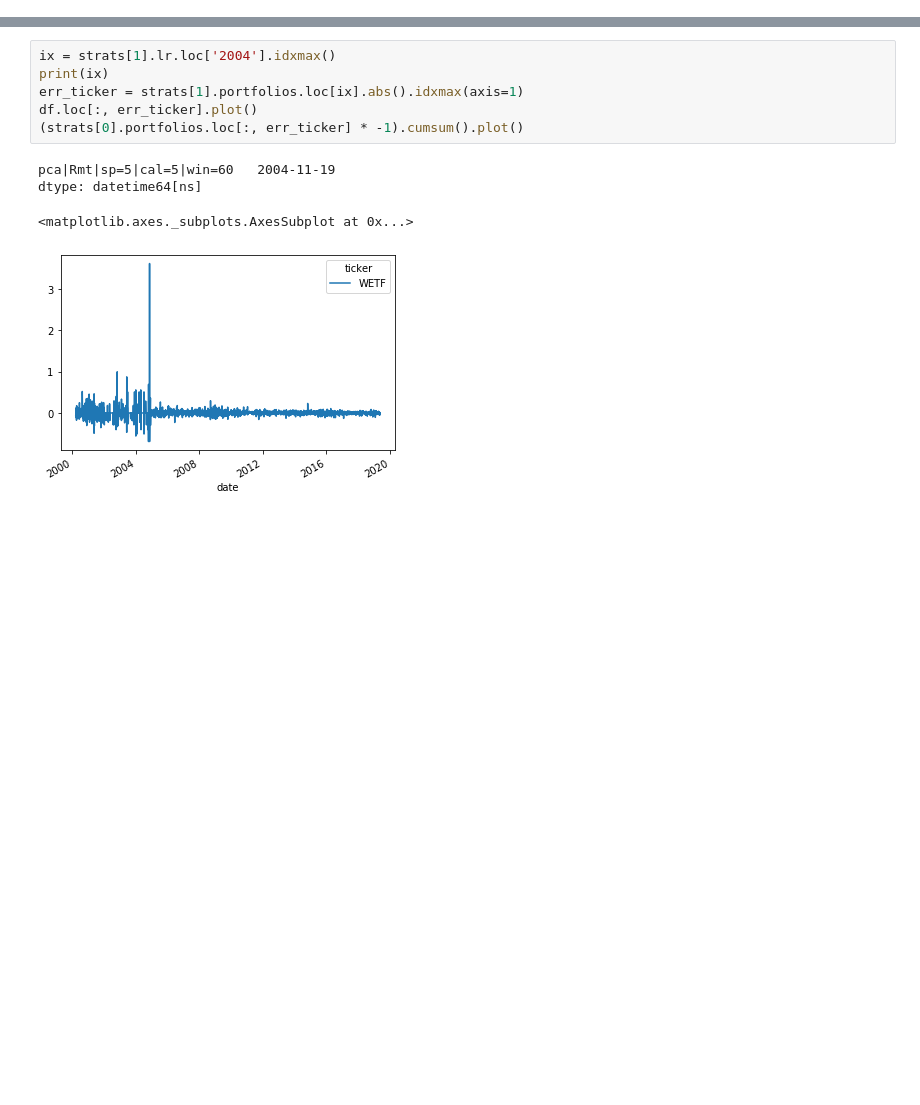
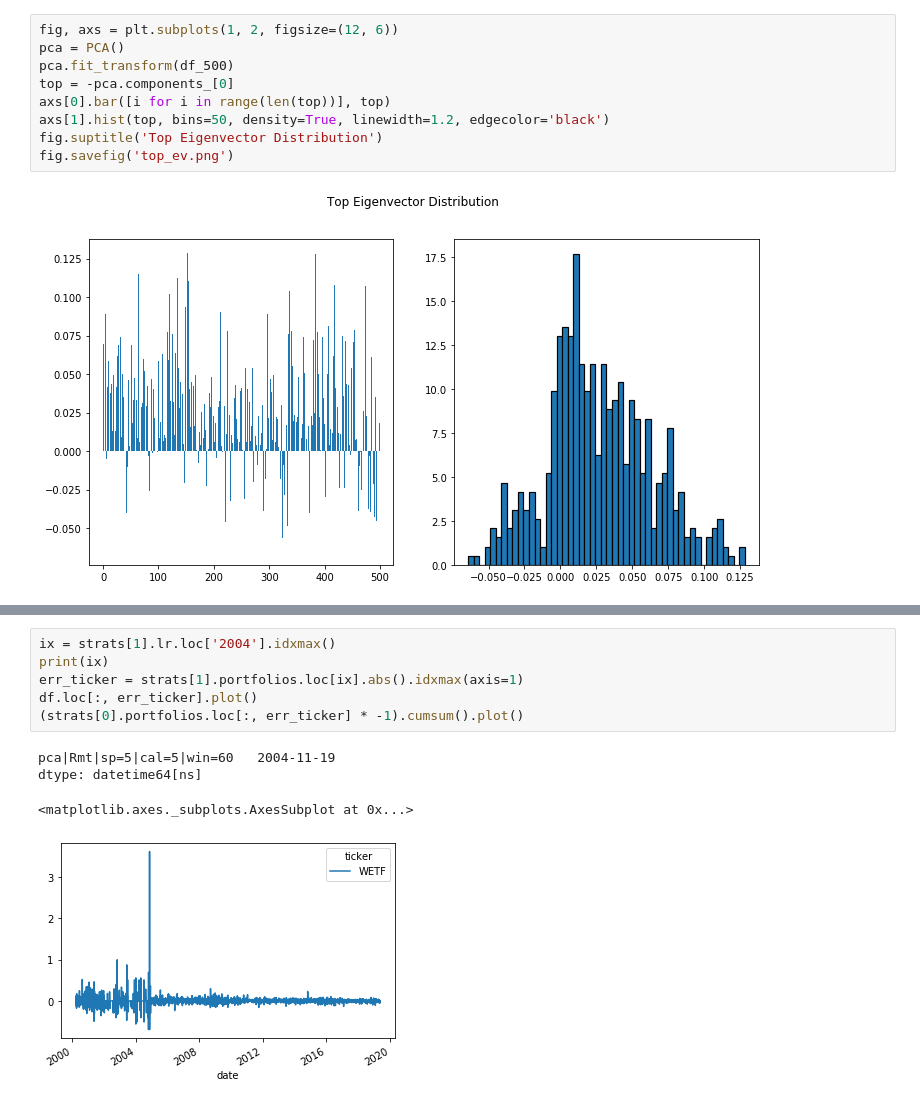
Before and after one commit to jase-clarkson/mini_1, a Jupyter notebook: stat_arb.ipynb, the cells around one changed output, grey strips where cells are left out. Drawn from its saved outputs; the diff is of its cells as text; blank space fills up the shorter version.

```diff
--- a/stat_arb.ipynb
+++ b/stat_arb.ipynb
@@ -61,4 +59,15 @@ df_500
 4813 rows × 500 columns
+# %%
+fig, axs = plt.subplots(1, 2, figsize=(12, 6))
+pca = PCA()
+pca.fit_transform(df_500)
+top = -pca.components_[0]
+axs[0].bar([i for i in range(len(top))], top)
+axs[1].hist(top, bins=50, density=True, linewidth=1.2, edgecolor='black')
+fig.suptitle('Top Eigenvector Distribution')
+fig.savefig('top_ev.png')
+# %% [output]
+[figure, added]
 # %%
 importlib.reload(dr)
 importlib.reload(sa)
```
Also changed, not shown: parts of 10 cells of this notebook.
